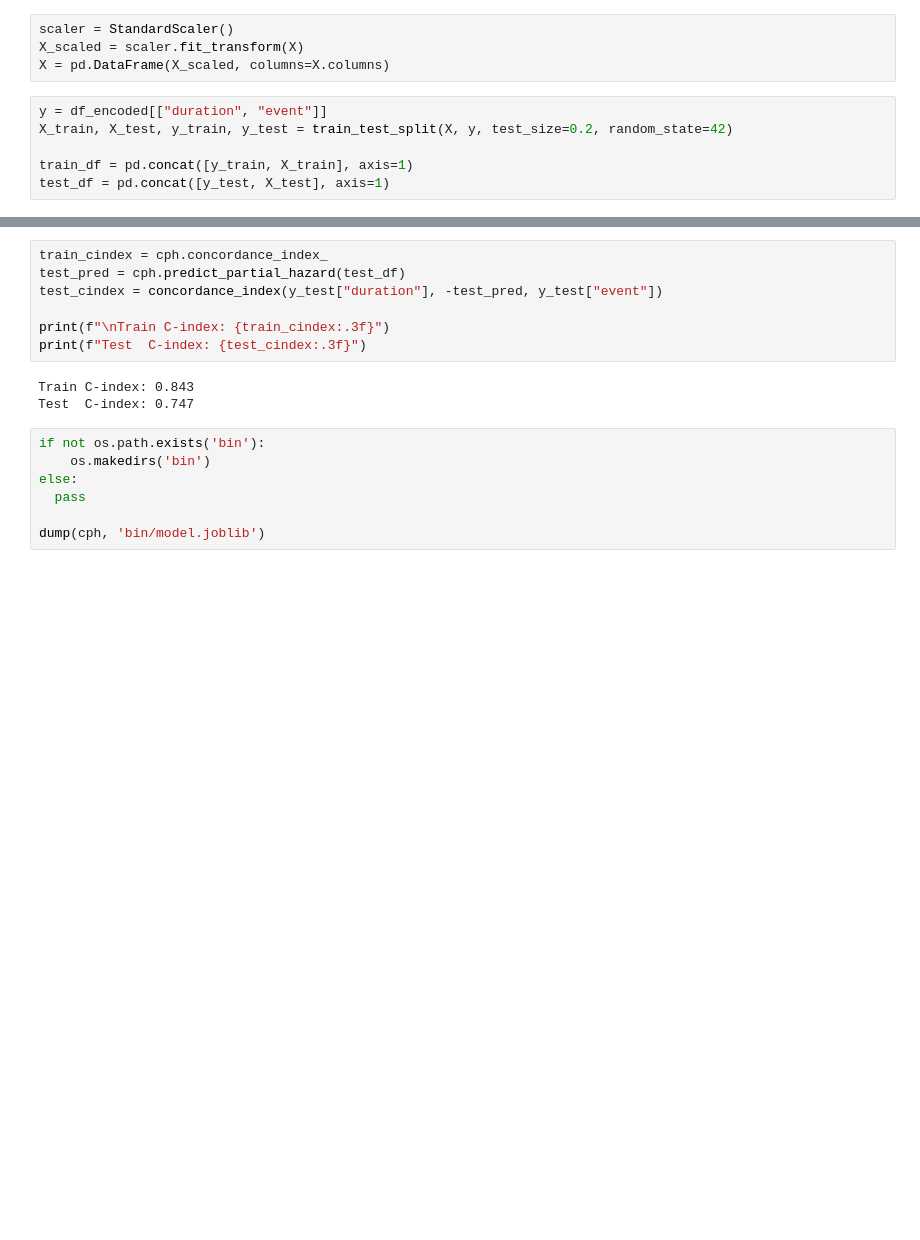
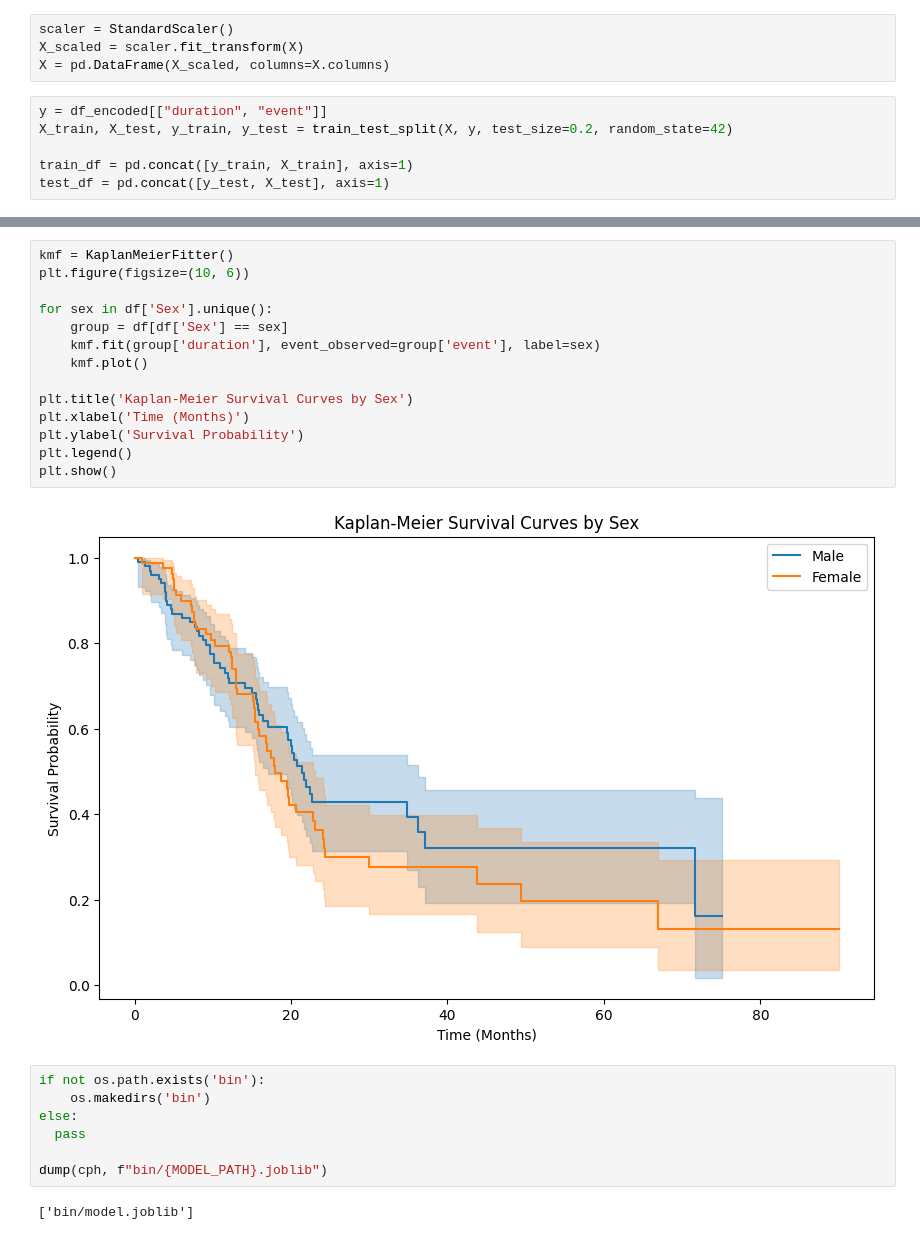
Before and after one commit to NavneetNayak/MLProj, a Jupyter notebook: training.ipynb, the cells around one changed output, grey strips where cells are left out. Drawn from its saved outputs; the diff is of its cells as text; blank space fills up the shorter version.

```diff
--- a/training.ipynb
+++ b/training.ipynb
@@ -129,17 +168,25 @@ cph.fit(train_df, duration_col="duration", event_col="event")
-# %%
-train_cindex = cph.concordance_index_
-test_pred = cph.predict_partial_hazard(test_df)
-test_cindex = concordance_index(y_test["duration"], -test_pred, y_test["event"])
-
-print(f"\nTrain C-index: {train_cindex:.3f}")
-print(f"Test  C-index: {test_cindex:.3f}")
-# %% [output]
-Train C-index: 0.843
-Test  C-index: 0.747
+# %%
+kmf = KaplanMeierFitter()
+plt.figure(figsize=(10, 6))
+
+for sex in df['Sex'].unique():
+    group = df[df['Sex'] == sex]
+    kmf.fit(group['duration'], event_observed=group['event'], label=sex)
+    kmf.plot()
+
+plt.title('Kaplan-Meier Survival Curves by Sex')
+plt.xlabel('Time (Months)')
+plt.ylabel('Survival Probability')
+plt.legend()
+plt.show()
+# %% [output]
+[figure, added]
 # %%
 if not os.path.exists('bin'):
     os.makedirs('bin')
 else:
   pass
 
-dump(cph, 'bin/model.joblib')
+dump(cph, f"bin/{MODEL_PATH}.joblib")
+# %% [output]
+['bin/model.joblib']
```
Also changed, not shown: parts of 11 cells of this notebook, 1 other file.
